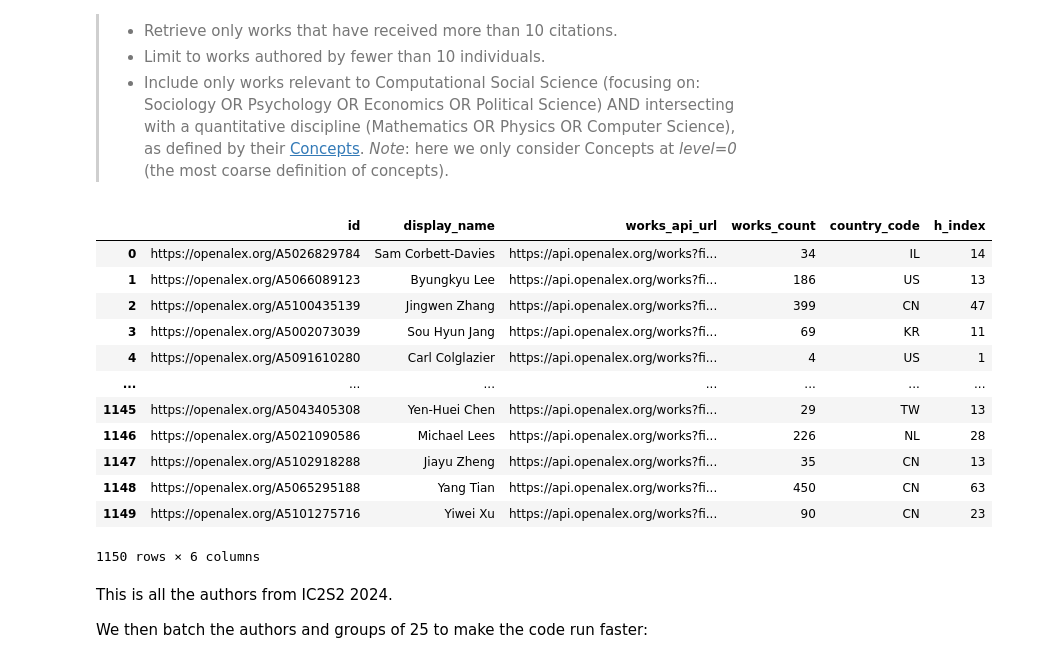
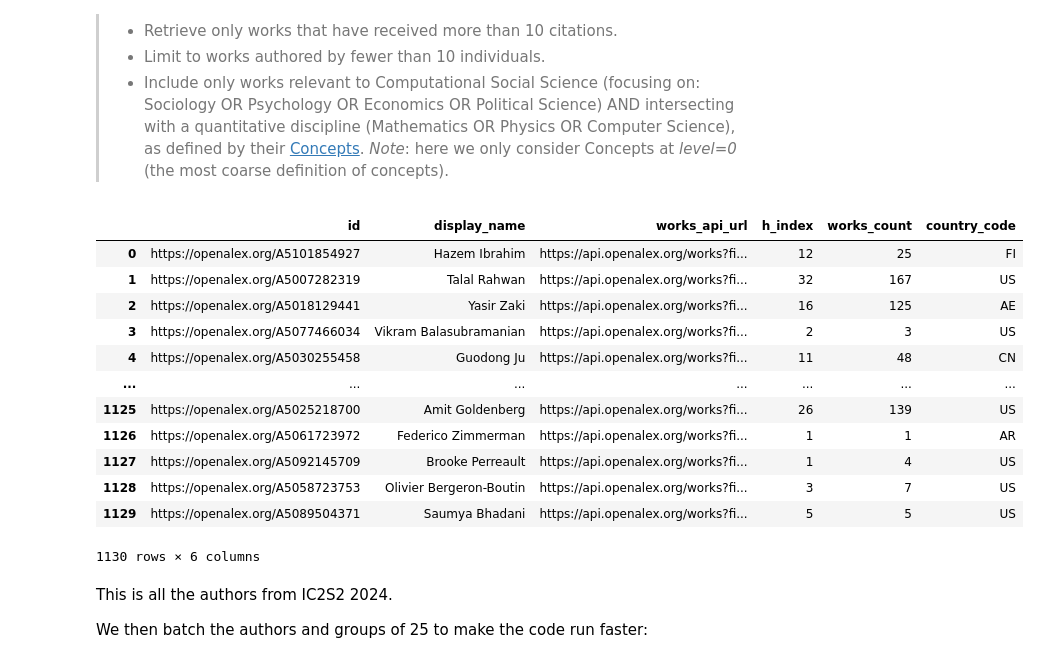
Before and after one commit to mbrochlips/CSS_project1, a Jupyter notebook: assignment1.ipynb, the cells around one changed output. Cells and saved outputs as stored; diff of their text form; code cells hidden in the pictures.

```diff
--- a/assignment1.ipynb
+++ b/assignment1.ipynb
@@ -165,24 +165,24 @@ ___
 >
 # %%
 # Read authors CSV file
-csv_path = 'C:/Users/marcu/Documents/Computational social science/Week 2/Authors.csv'
+csv_path = 'Authors/Authors2024.csv'
 authors = pd.read_csv(csv_path)
 
 authors
 # %% [output]
-|  | id | display_name | works_api_url | works_count | country_code | h_index |
-| 0 | https://openalex.org/A5026829784 | Sam Corbett‐Davies | https://api.openalex.org/works?fi... | 34 | IL | 14 |
-| 1 | https://openalex.org/A5066089123 | Byungkyu Lee | https://api.openalex.org/works?fi... | 186 | US | 13 |
-| 2 | https://openalex.org/A5100435139 | Jingwen Zhang | https://api.openalex.org/works?fi... | 399 | CN | 47 |
-| 3 | https://openalex.org/A5002073039 | Sou Hyun Jang | https://api.openalex.org/works?fi... | 69 | KR | 11 |
-| 4 | https://openalex.org/A5091610280 | Carl Colglazier | https://api.openalex.org/works?fi... | 4 | US | 1 |
+|  | id | display_name | works_api_url | h_index | works_count | country_code |
+| 0 | https://openalex.org/A5101854927 | Hazem Ibrahim | https://api.openalex.org/works?fi... | 12 | 25 | FI |
+| 1 | https://openalex.org/A5007282319 | Talal Rahwan | https://api.openalex.org/works?fi... | 32 | 167 | US |
+| 2 | https://openalex.org/A5018129441 | Yasir Zaki | https://api.openalex.org/works?fi... | 16 | 125 | AE |
+| 3 | https://openalex.org/A5077466034 | Vikram Balasubramanian | https://api.openalex.org/works?fi... | 2 | 3 | US |
+| 4 | https://openalex.org/A5030255458 | Guodong Ju | https://api.openalex.org/works?fi... | 11 | 48 | CN |
 | ... | ... | ... | ... | ... | ... | ... |
-| 1145 | https://openalex.org/A5043405308 | Yen-Huei Chen | https://api.openalex.org/works?fi... | 29 | TW | 13 |
-| 1146 | https://openalex.org/A5021090586 | Michael Lees | https://api.openalex.org/works?fi... | 226 | NL | 28 |
-| 1147 | https://openalex.org/A5102918288 | Jiayu Zheng | https://api.openalex.org/works?fi... | 35 | CN | 13 |
-| 1148 | https://openalex.org/A5065295188 | Yang Tian | https://api.openalex.org/works?fi... | 450 | CN | 63 |
-| 1149 | https://openalex.org/A5101275716 | Yiwei Xu | https://api.openalex.org/works?fi... | 90 | CN | 23 |
+| 1125 | https://openalex.org/A5025218700 | Amit Goldenberg | https://api.openalex.org/works?fi... | 26 | 139 | US |
+| 1126 | https://openalex.org/A5061723972 | Federico Zimmerman | https://api.openalex.org/works?fi... | 1 | 1 | AR |
+| 1127 | https://openalex.org/A5092145709 | Brooke Perreault | https://api.openalex.org/works?fi... | 1 | 4 | US |
+| 1128 | https://openalex.org/A5058723753 | Olivier Bergeron-Boutin | https://api.openalex.org/works?fi... | 3 | 7 | US |
+| 1129 | https://openalex.org/A5089504371 | Saumya Bhadani | https://api.openalex.org/works?fi... | 5 | 5 | US |
-1150 rows × 6 columns
+1130 rows × 6 columns
 # %% [markdown]
 This is all the authors from IC2S2 2024.
 
```
Also changed, not shown: parts of 22 cells of this notebook, 2 other files.
